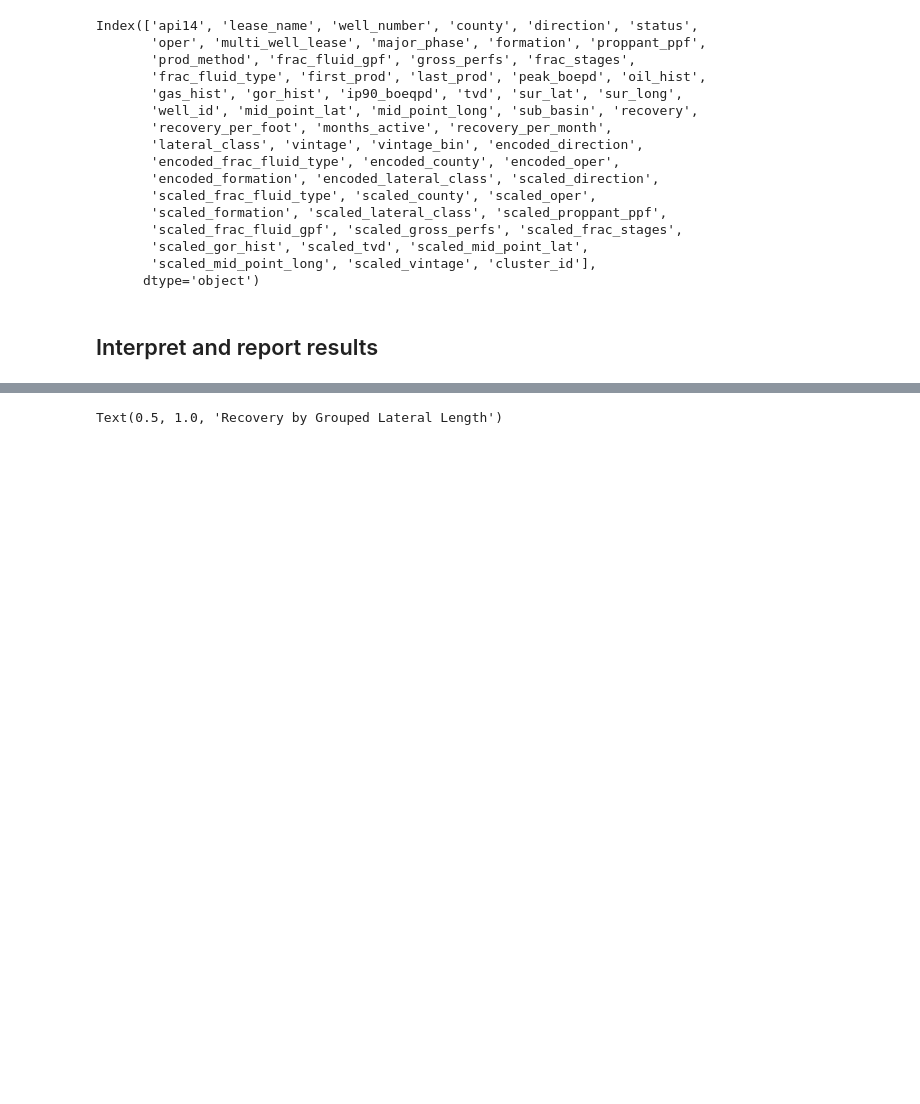
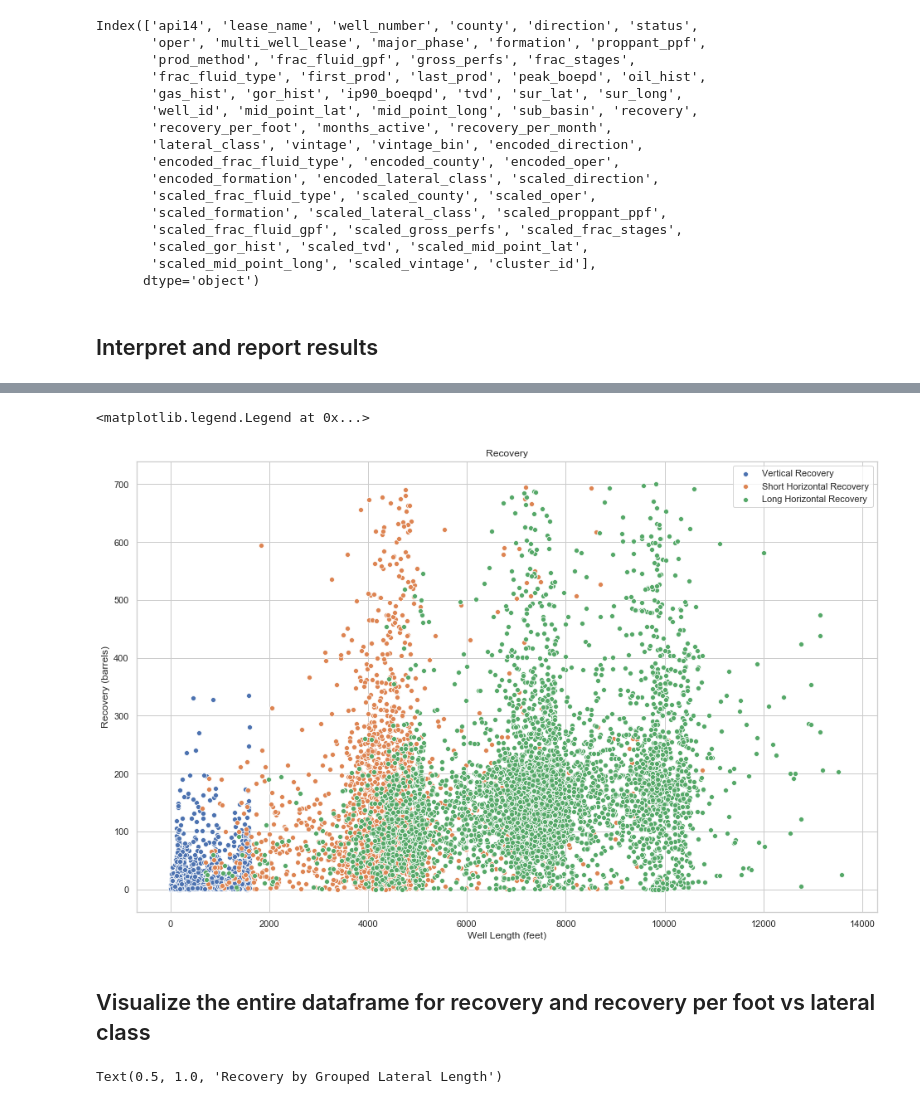
Before and after one commit to duc-analytica/DUC, a Jupyter notebook: model.ipynb, the cells around one changed output, grey strips where cells are left out. Drawn from its saved outputs; the diff is of its cells as text; code cells hidden in the pictures; blank space fills up the shorter version.

```diff
--- a/model.ipynb
+++ b/model.ipynb
@@ -429,3 +456,17 @@ plt.legend(['Vertical Recovery per Foot', 'Short Horizontal Recovery per Foot',
+# %%
+plt.figure(figsize=(16, 10))
+sns.scatterplot(x='gross_perfs', y="recovery", data=verticals)
+sns.scatterplot(x='gross_perfs', y="recovery", data=short_horizontals)
+sns.scatterplot(x='gross_perfs', y="recovery", data=long_horizontals)
+plt.title('Recovery')
+plt.xlabel('Well Length (feet)')
+plt.ylabel('Recovery (barrels)')
+plt.legend(['Vertical Recovery', 'Short Horizontal Recovery', 'Long Horizontal Recovery'], loc='upper right')
+# %% [output]
+<matplotlib.legend.Legend at 0x...>
+[figure, added]
+# %% [markdown]
+## Visualize the entire dataframe for recovery and recovery per foot vs lateral class
 # %%
 ordered_df = df.sort_values(['lateral_class']).reset_index(drop=True)
 # %%
```
Also changed, not shown: parts of 3 cells of this notebook.
